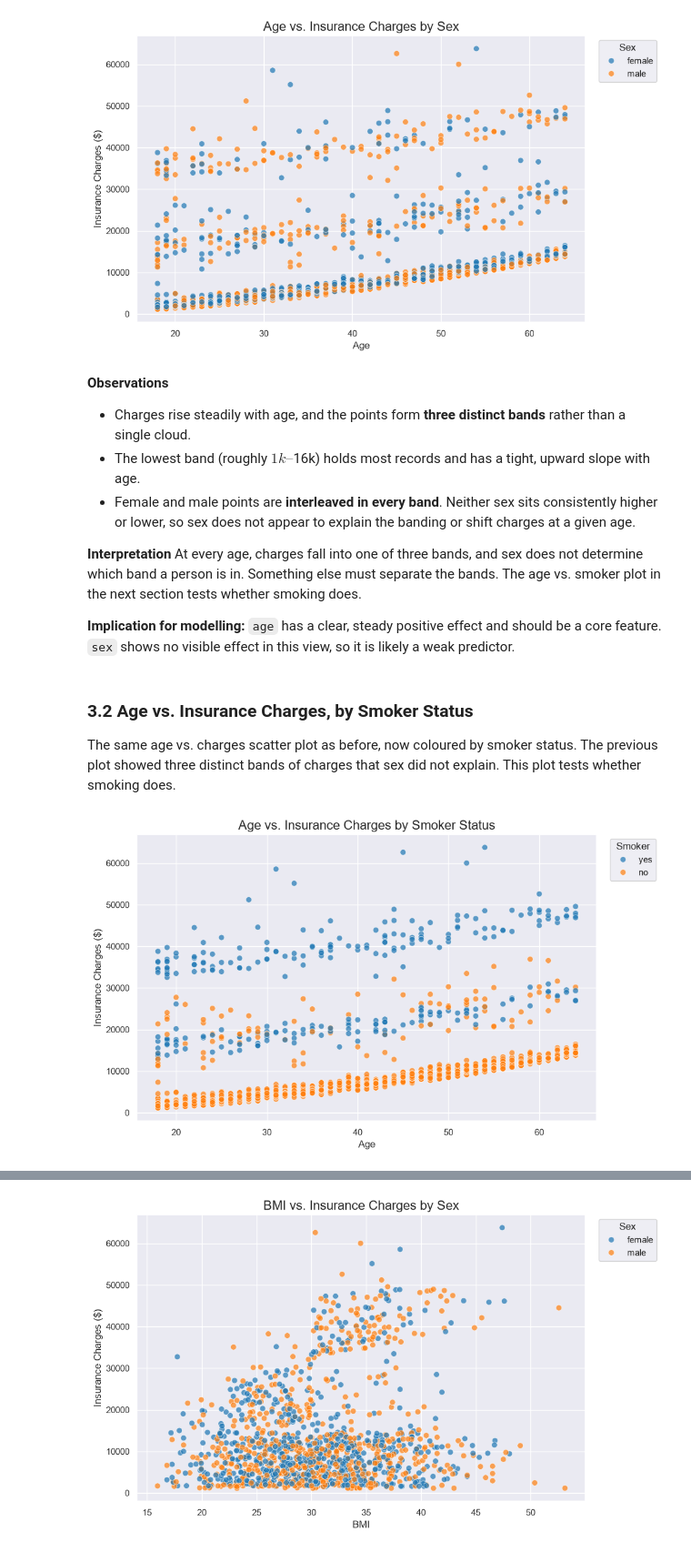
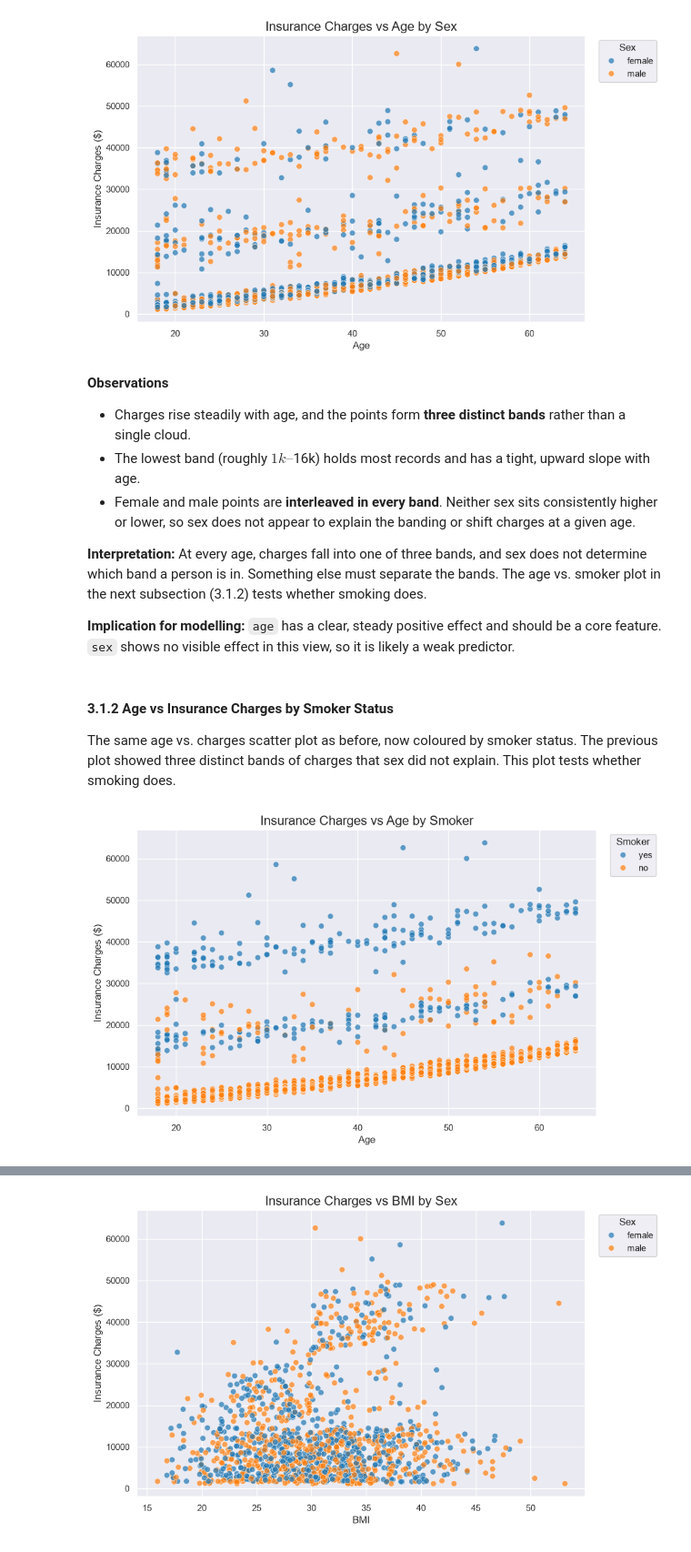
Before and after one commit to TekMasterSciences/us-medical-insurance-analysis, a Jupyter notebook: notebooks/02_exploratory_data_analysis.ipynb, the cells around one changed output, grey strips where cells are left out. Shown at 91% size. Drawn from its saved outputs; the diff is of its cells as text; code cells hidden in the pictures.

```diff
--- a/notebooks/02_exploratory_data_analysis.ipynb
+++ b/notebooks/02_exploratory_data_analysis.ipynb
@@ -27,6 +42,9 @@ from pathlib import Path
 # Define the path to the prepared dataset.
 data_path = Path("../data/cleaned/insurance_cleaned.csv")
 
-# Load the CSV file into a pandas DataFrame.
-df = pd.read_csv(data_path)
+# Load the original dataset
+df_temp= pd.read_csv(data_path)
+
+# Create a working copy of the cleaned dataset to avoid modifying the original data.
+df = df_temp.copy()
 # %% [markdown]
@@ -45,0 +82,2 @@ def charge_stats(col):
+# %%
+labels = {"age": "Age", "bmi": "BMI", "sex": "Sex", "smoker": "Smoker"}
@@ -147,47 +173,16 @@ plt.show()
 - The lowest band (roughly $1k–$16k) holds most records and has a tight, upward slope with age.
 - Female and male points are **interleaved in every band**. Neither sex sits consistently higher or lower, so sex does not appear to explain the banding or shift charges at a given age.
 
-**Interpretation**
-At every age, charges fall into one of three bands, and sex does not determine which band a person is in. Something else must separate the bands. The age vs. smoker plot in the next section tests whether smoking does.
+**Interpretation:** At every age, charges fall into one of three bands, and sex does not determine which band a person is in. Something else must separate the bands. The age vs. smoker plot in the next subsection (3.1.2) tests whether smoking does.
 
 **Implication for modelling:** `age` has a clear, steady positive effect and should be a core feature. `sex` shows no visible effect in this view, so it is likely a weak predictor.
 # %% [markdown]
-### **3.2 Age vs. Insurance Charges, by Smoker Status**
-
+#### **3.1.2 Age vs Insurance Charges by Smoker Status**
 The same age vs. charges scatter plot as before, now coloured by smoker status. The previous plot showed three distinct bands of charges that sex did not explain. This plot tests whether smoking does.
 # %%
-# Apply a dark grid style to the plot.
-sns.set_theme(style="darkgrid")
-
-# Create a figure that is 10 inches wide and 6 inches tall.
-plt.figure(figsize=(10, 6))
-
-# Plot age against insurance charges, with a different color for smokers and non-smokers.
-sns.scatterplot(
-    data=df,
-    x="age",
-    y="insurance_charges",
-    hue="smoker",
-    palette="tab10",
-    s=50,        # Set the marker size.
-    alpha=0.7    # Make markers slightly transparent to reveal overlap.
-)
-
-# Add a title and labels for both axes.
-plt.title("Age vs. Insurance Charges by Smoker Status", fontsize=16)
-plt.xlabel("Age")
-plt.ylabel("Insurance Charges ($)")
-
-# Place the legend outside the plot on the right.
-plt.legend(title="Smoker", bbox_to_anchor=(1.02, 1), loc="upper left")
-
-# Adjust spacing so the plot and legend fit neatly.
-plt.tight_layout()
-
-# Display the chart.
-plt.show()
+plot_insurance_charges_by("age", "smoker")
 # %% [output]
-[figure, old version]
+[figure, new version]
 # %% [markdown]
 **Observations**
 - **Bottom band (roughly $1k–$16k):** almost entirely non-smokers (orange). It rises in a tight, steady line with age, so for non-smokers, age is a strong and predictable driver of charges.
```
Also changed, not shown: parts of 47 cells of this notebook.
